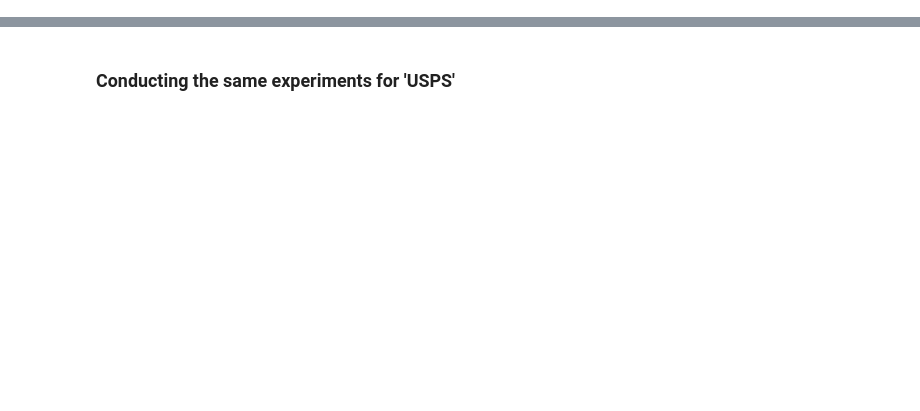
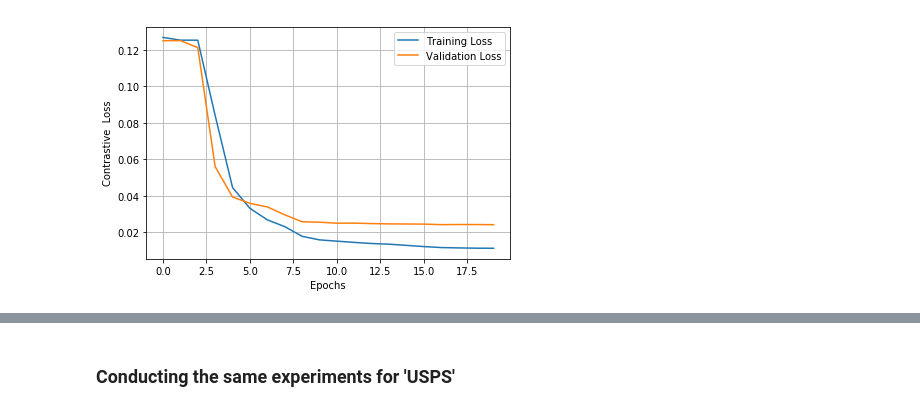
Before and after one commit to lovish1234/MLPrototype, a Jupyter notebook: siamese-triplet/Siamese_Domain_Embedding.ipynb, the cells around one changed output, grey strips where cells are left out. Drawn from its saved outputs; the diff is of its cells as text; code cells hidden in the pictures; blank space fills up the shorter version.

```diff
--- a/siamese-triplet/Siamese_Domain_Embedding.ipynb
+++ b/siamese-triplet/Siamese_Domain_Embedding.ipynb
@@ -58,6 +61,35 @@ instances = [5000 for i in range(10)]
 
 batch_size=128
 kwargs = {'num_workers': 1, 'pin_memory': True} if cuda else {}
+# %%
+def showLossHist(lossHist):
+
+    '''
+    Plot Generator and Discriminator loss function
+    '''
+    x = range(len(lossHist['trainLoss']))
+
+    y1 = lossHist['trainLoss']
+    y2 = lossHist['valLoss']
+
+    plt.plot(x, y1, label='Training Loss')
+    plt.plot(x, y2, label='Validation Loss')
+
+    plt.xlabel('Epochs')
+    plt.ylabel('Contrastive  Loss')
+
+    plt.legend(loc='upper right')
+    plt.grid(True)
+    plt.tight_layout()
+
+    #folder = fileName.split('_')[0]
+
+    #lossFolderName = resultDir+'loss/nonMMD'+'/'+folder+'/'
+    #checkAndCreateFolder(lossFolderName)
+    #lossFileName = lossFolderName+fileName+'_'+str(epoch)+'.png'
+    #plt.savefig(lossFileName, bbox_inches='tight')
+
+    plt.show()
 # %%
 # raw test data, seperate for both the primary and helper class
 train_dataset_primary = loadDataset('MNIST', classes, instances,'train')
@@ -127,5 +168,6 @@ scheduler = lr_scheduler.StepLR(optimizer, 8, gamma=0.1, last_epoch=-1)
 n_epochs = 20
 log_interval = 100
 # %%
-fit(siamese_train_loader, siamese_test_loader, model, loss_fn, optimizer, scheduler, n_epochs, cuda, log_interval)
+lossDict = fit(siamese_train_loader, siamese_test_loader, model, loss_fn, optimizer, scheduler, n_epochs, cuda, log_interval)
+showLossHist(lossDict)
 # %% [output]
@@ -149,3 +191,4 @@ Epoch: 20/20. Validation set: Average loss: 0.1250
+[figure, added]
 # %%
 primary_train_embeddings, primary_train_labels = extract_embeddings(primay_train_loader, model, domain='primary')
 helper_train_embeddings, helper_train_labels = extract_embeddings(helper_train_loader, model, domain='helper')
```
Also changed, not shown: parts of 8 cells of this notebook, 3 other files.
